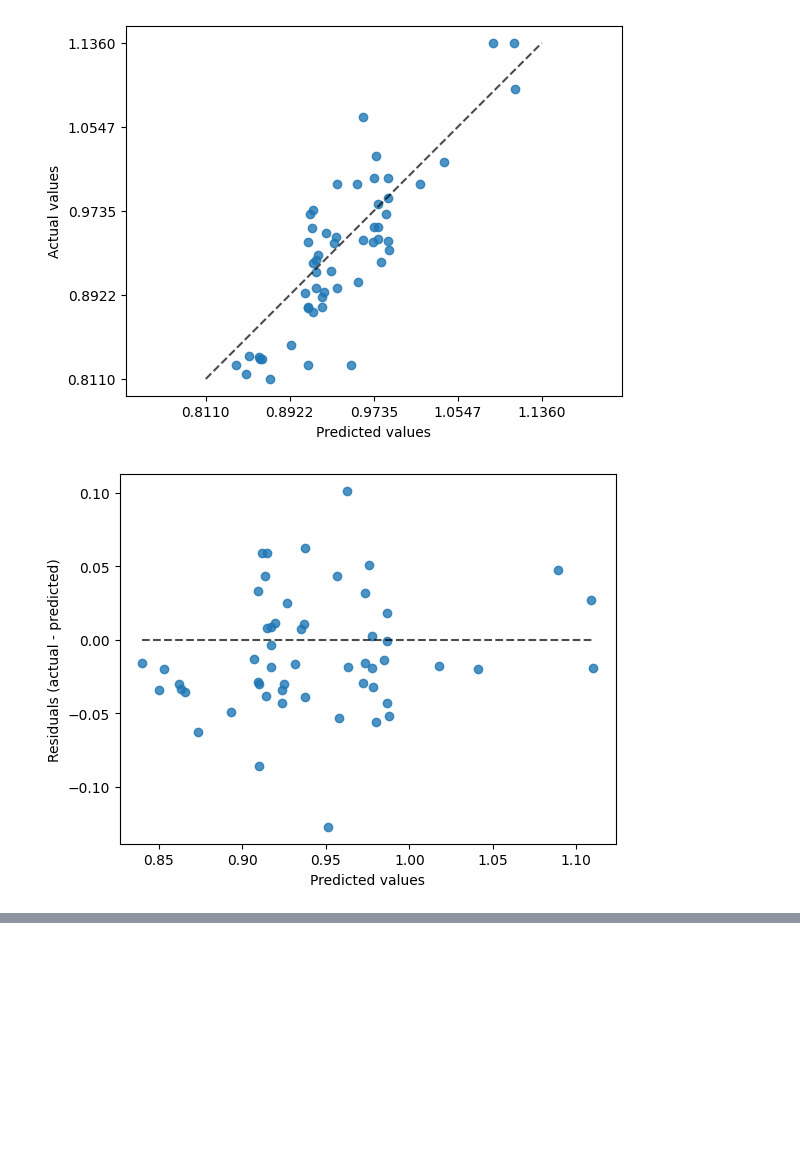
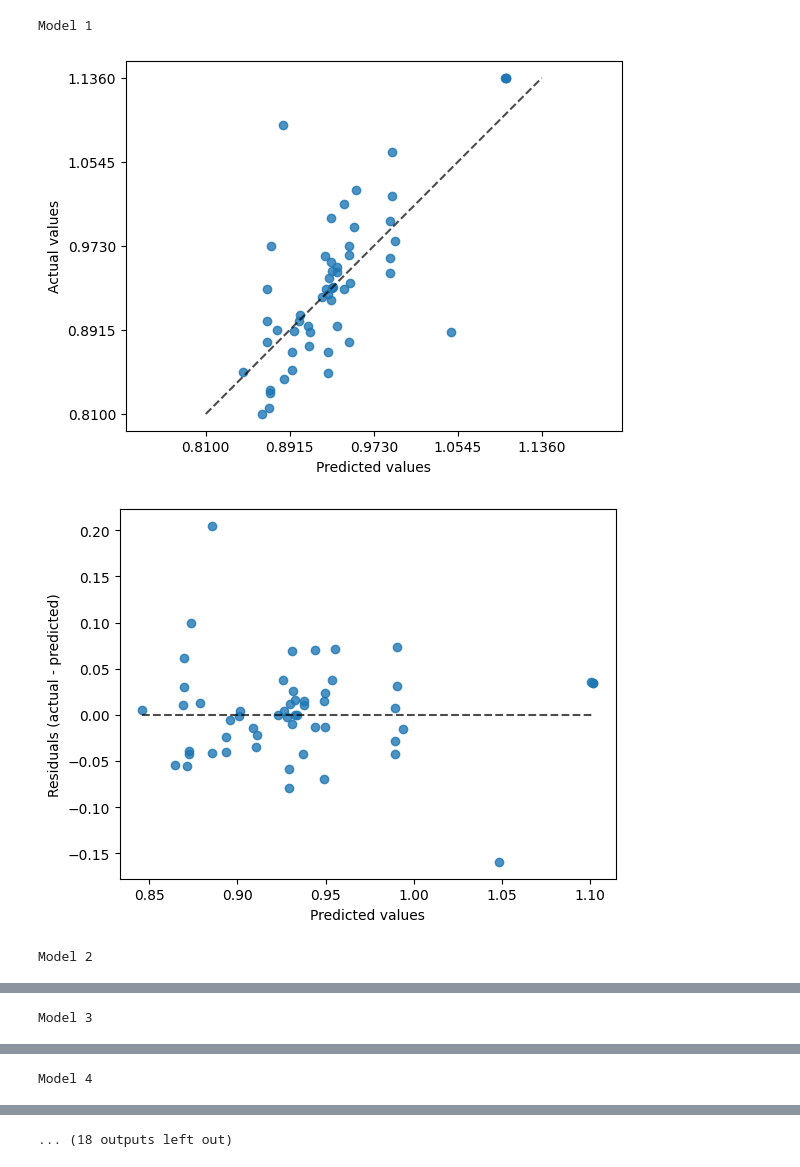
Before and after one commit to jpdspz/frp-aging-xgboost, a Jupyter notebook: frp-aging-xgboost.ipynb, the cells around one changed output, grey strips where cells are left out. Saved outputs shown, nothing was run; the diff lists cells and outputs as text; code cells hidden in the pictures; blank space fills up the shorter version.

```diff
--- a/frp-aging-xgboost.ipynb
+++ b/frp-aging-xgboost.ipynb
@@ -724,8 +770,7 @@ Unbiased R²: -0.219 ± 0.272
 # %%
-display = PredictionErrorDisplay.from_predictions(predictor.best_model['y_test'],
-    predictor.best_model['y_pred'], kind="actual_vs_predicted")
-display.plot()
-plt.show()
+predictor.plot_pred_error()
 # %% [output]
+Model 1
-[figure, old version]
+[figure, new version]
-[figure, old version]
+[figure, new version]
+Model 2
@@ -731,0 +779 @@ plt.show()
+Model 3
@@ -731,0 +782 @@ plt.show()
+Model 4
@@ -732 +785,2 @@ plt.show()
+... (18 outputs left out)
 # %%
```
Also changed, not shown: parts of 18 cells of this notebook.
